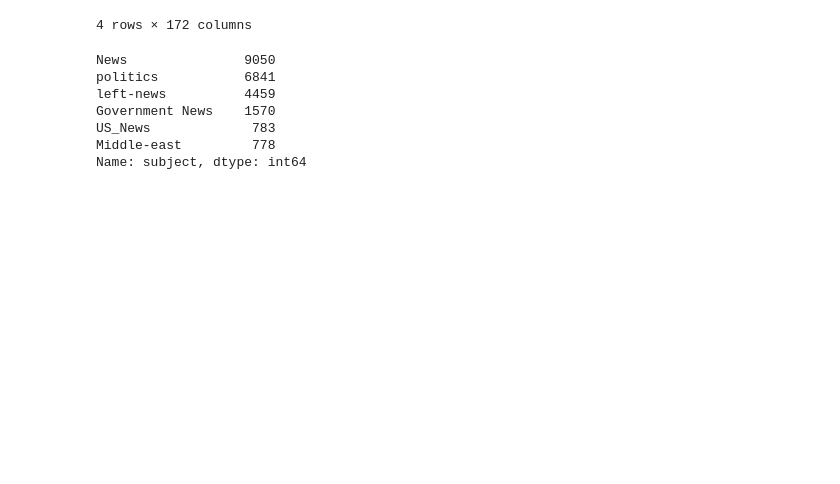
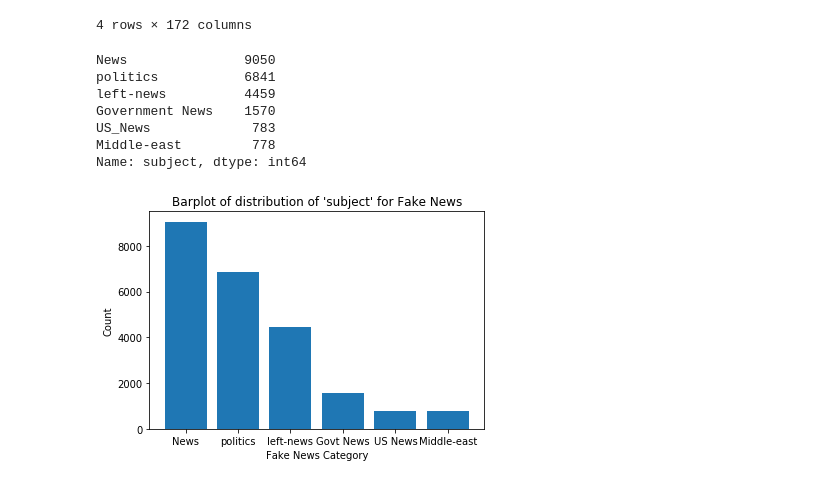
Before and after one commit to y4nrui/nlp-project, a Jupyter notebook: jayden.ipynb, the cells around one changed output. Drawn from its saved outputs; the diff is of its cells as text; code cells hidden in the pictures; blank space fills up the shorter version.

```diff
--- a/jayden.ipynb
+++ b/jayden.ipynb
@@ -162,3 +186,12 @@ Government News    1570
 US_News             783
 Middle-east         778
 Name: subject, dtype: int64
+# %%
+plt.bar(['News', 'politics', 'left-news', 'Govt News', 'US News', 'Middle-east'],
+        [9050, 6841, 4459, 1570, 783, 778])
+plt.xlabel("Fake News Category")
+plt.ylabel("Count")
+plt.title("Barplot of distribution of 'subject' for Fake News")
+plt.show()
+# %% [output]
+[figure, added]
```
Also changed, not shown: parts of 10 cells of this notebook.
